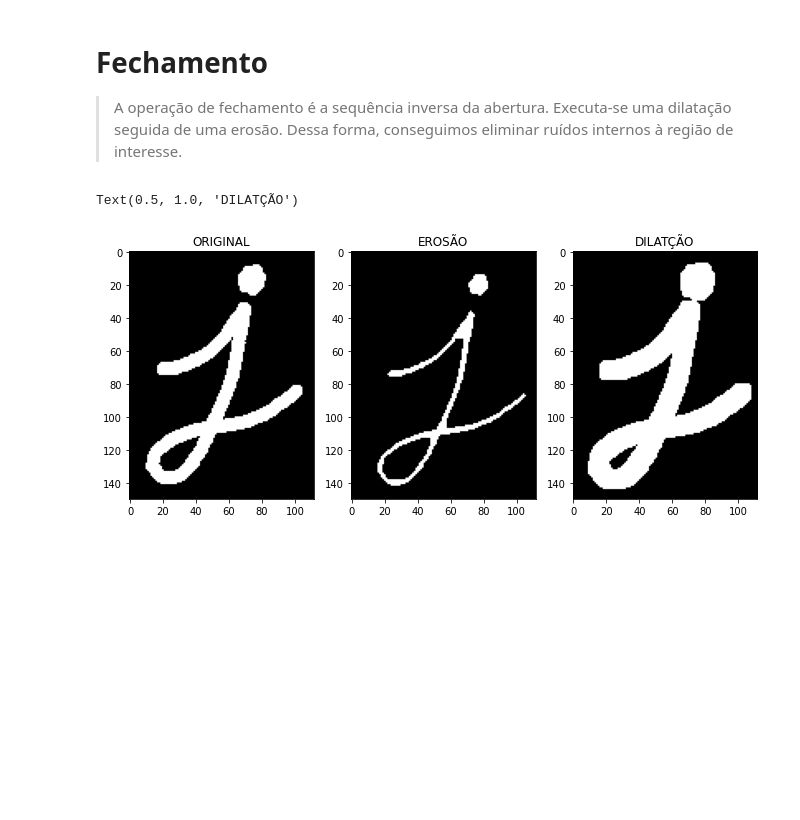
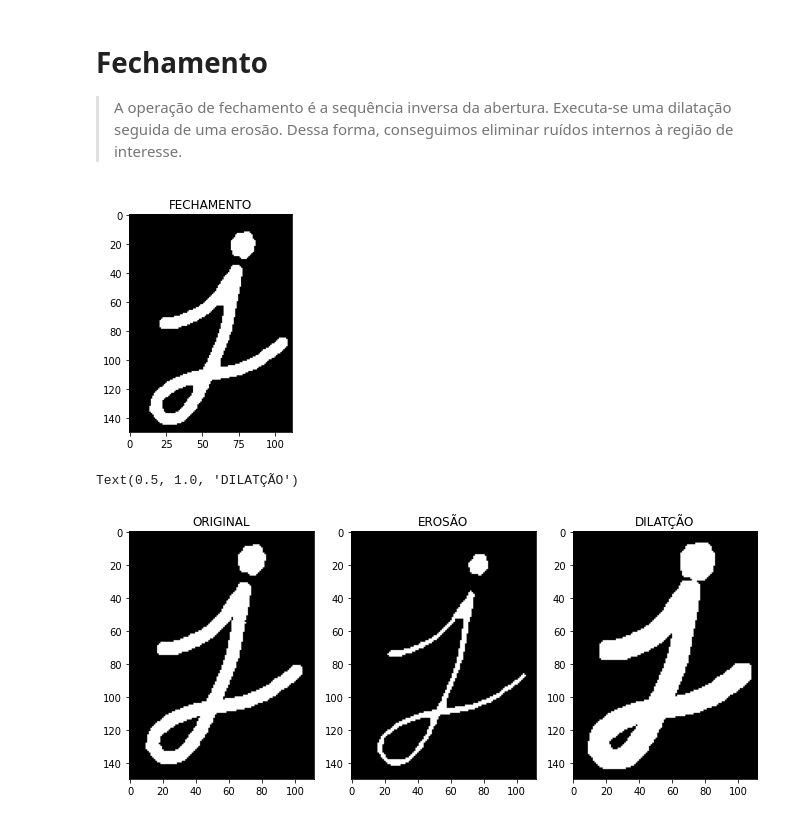
Before and after one commit to Jose-Bruno/ProcessamentoDigitalDeImagens, a Jupyter notebook: Projeto_Final_José_Bruno_da_Silva_Santos.ipynb, the cells around one changed output. Saved outputs shown, nothing was run; the diff lists cells and outputs as text; code cells hidden in the pictures; blank space fills up the shorter version.

```diff
--- a/Projeto_Final_José_Bruno_da_Silva_Santos.ipynb
+++ b/Projeto_Final_José_Bruno_da_Silva_Santos.ipynb
@@ -143,8 +146,16 @@ internos à região de interesse.
 # %%
 def fechamento(imagem, elemento_estruturante):
     imagem_dilatada = dilatacao(imagem, elemento_estruturante)
-    imagem_erosao = erosao(imagem=imagem_dilatada, elemento_estruturante=elemento_estruturante)
+    imagem_erosao = erosao(imagem_dilatada, elemento_estruturante)
     return imagem_erosao
+# %%
+img_fechamento = binarizar_a_imagem(image_fechamento)
+imagem_fechamento = fechamento(imagem=img, elemento_estruturante=elemento_estruturante)
+plt.imshow(imagem_fechamento,'gray')
+plt.title('FECHAMENTO')
+plt.show()
+# %% [output]
+[figure, added]
 # %%
 fig = plt.figure(figsize=(6.4 * 3, 4.8 * 3), constrained_layout=False)
 
```
Also changed, not shown: parts of 3 cells of this notebook.
